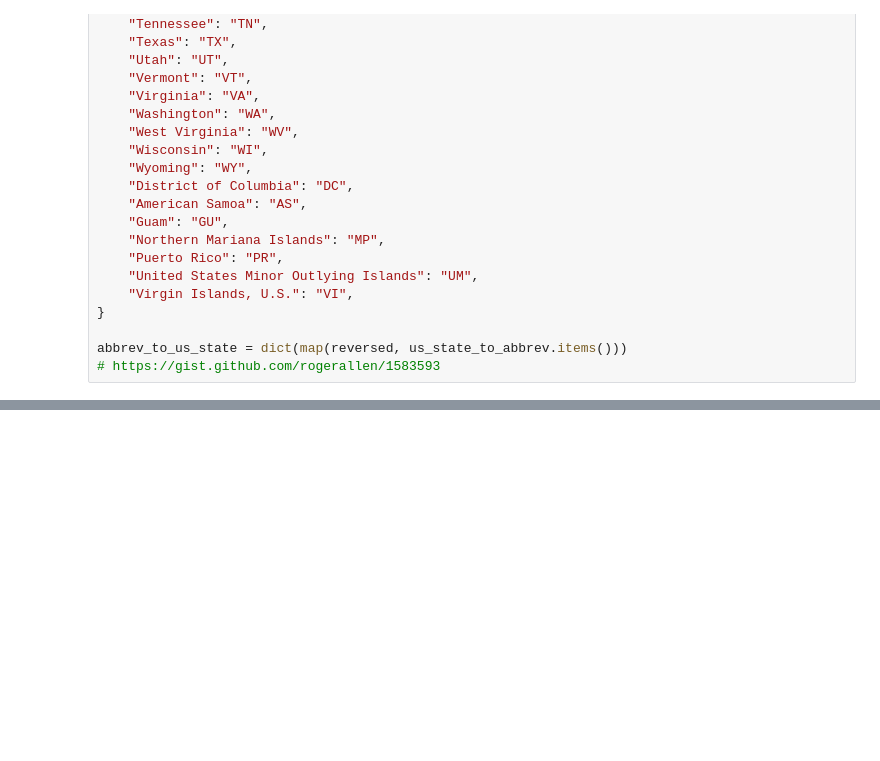
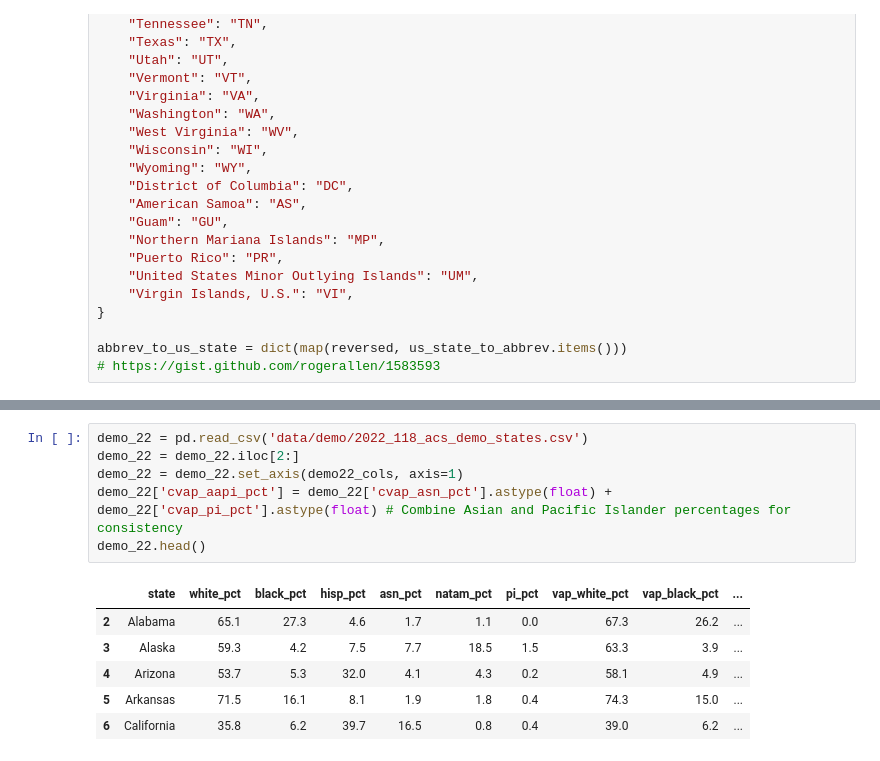
Before and after one commit to Hackquantumcpp/snoutcounter-midterms-2026-model, a Jupyter notebook: 03SEN-training-set-wrangling.ipynb, the cells around one changed output, grey strips where cells are left out. Saved outputs shown, nothing was run; the diff lists cells and outputs as text; blank space fills up the shorter version.

```diff
--- a/03SEN-training-set-wrangling.ipynb
+++ b/03SEN-training-set-wrangling.ipynb
@@ -79,0 +139,13 @@ abbrev_to_us_state = dict(map(reversed, us_state_to_abbrev.items()))
+# %%
+demo_22 = pd.read_csv('data/demo/2022_118_acs_demo_states.csv')
+demo_22 = demo_22.iloc[2:]
+demo_22 = demo_22.set_axis(demo22_cols, axis=1)
+demo_22['cvap_aapi_pct'] = demo_22['cvap_asn_pct'].astype(float) + demo_22['cvap_pi_pct'].astype(float) # Combine Asian and Pacific Islander percentages for consistency
+demo_22.head()
+# %% [output]
+|  | state | white_pct | black_pct | hisp_pct | asn_pct | natam_pct | pi_pct | vap_white_pct | vap_black_pct | ... |
+| 2 | Alabama | 65.1 | 27.3 | 4.6 | 1.7 | 1.1 | 0.0 | 67.3 | 26.2 | ... |
+| 3 | Alaska | 59.3 | 4.2 | 7.5 | 7.7 | 18.5 | 1.5 | 63.3 | 3.9 | ... |
+| 4 | Arizona | 53.7 | 5.3 | 32.0 | 4.1 | 4.3 | 0.2 | 58.1 | 4.9 | ... |
+| 5 | Arkansas | 71.5 | 16.1 | 8.1 | 1.9 | 1.8 | 0.4 | 74.3 | 15.0 | ... |
+| 6 | California | 35.8 | 6.2 | 39.7 | 16.5 | 0.8 | 0.4 | 39.0 | 6.2 | ... |
```
Also changed, not shown: parts of 5 cells of this notebook.
